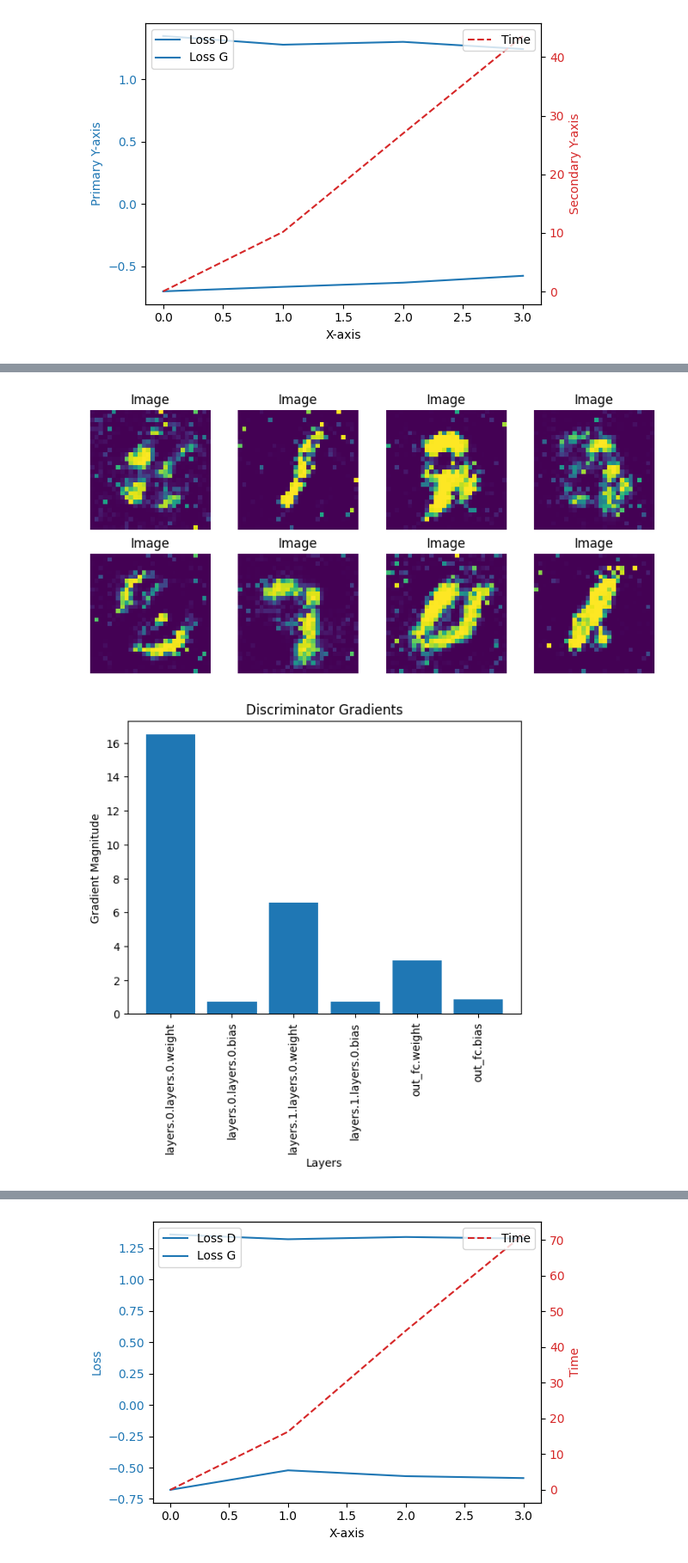
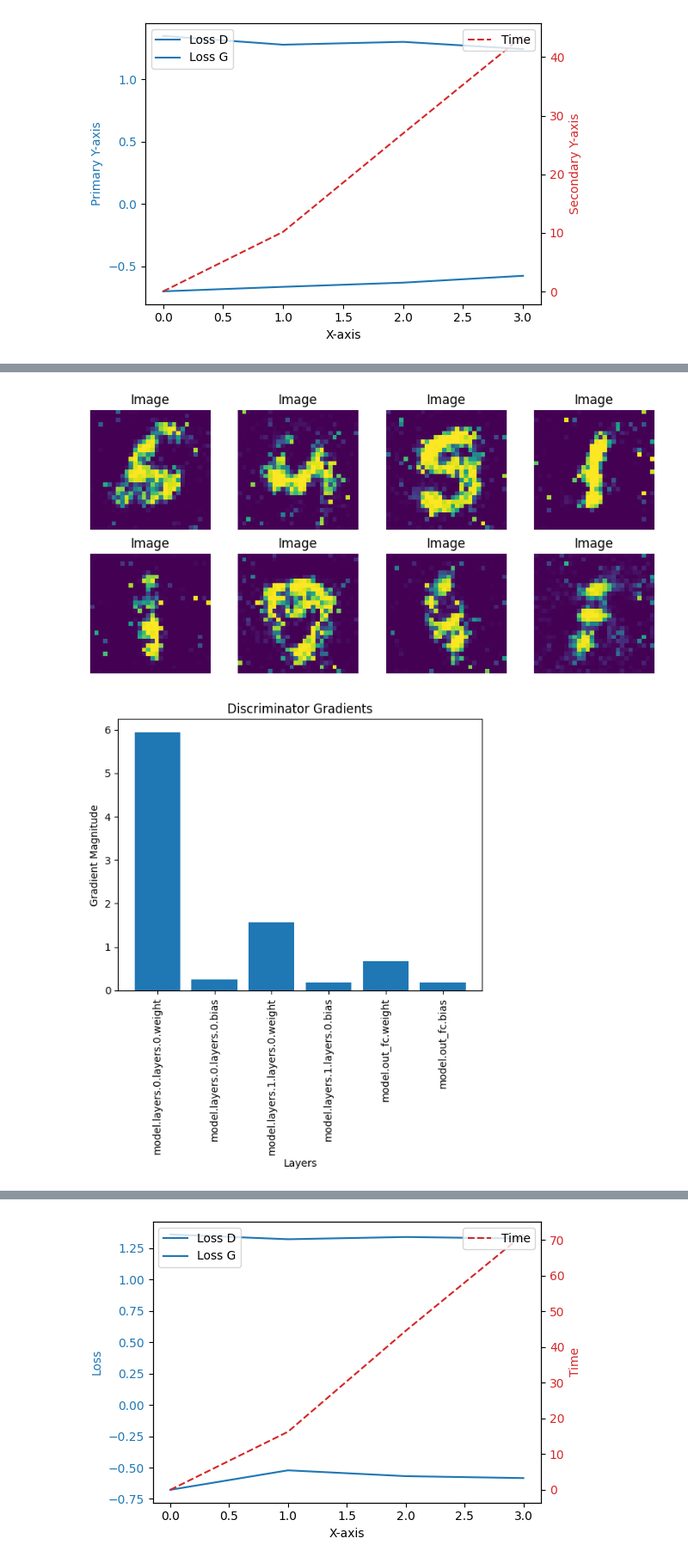
Before and after one commit to crimson206/example_archive, a Jupyter notebook: deeplearning/gans/basic_gans_experiment.ipynb, the cells around one changed output, grey strips where cells are left out. Shown at 86% size. Drawn from its saved outputs; the diff is of its cells as text; code cells hidden in the pictures.

Commit message:
updated some config information

```diff
--- a/deeplearning/gans/basic_gans_experiment.ipynb
+++ b/deeplearning/gans/basic_gans_experiment.ipynb
@@ -14,3 +15,9 @@
 %%capture
 !pip install git+https://github.com/crimson206/DataLoader@0.1.0
 !pip install git+https://github.com/crimson206/DeepLearningDevelopment@0.1.8
+# %%
+import os
+import pickle
+
+# Define the path where the experiments are located
+experiments_path = "basic_gans_experiment/"
@@ -16,0 +73,14 @@
+# %%
+# Get all the experiment directories
+experiment_dirs = [f for f in os.listdir(experiments_path) if f.startswith('long_training')]
+
+# Initialize a dictionary to hold the contents of the config_dict.pkl files
+config_dicts = {}
+
+# Loop through each experiment directory and load the config_dict.pkl file
+for experiment_dir in experiment_dirs:
+    config_path = os.path.join(experiments_path, experiment_dir, 'config_dict.pkl')
+    if os.path.exists(config_path):
+        with open(config_path, 'rb') as f:
+            print(experiment_dir)
+            print(pickle.load(f))
@@ -420,11 +505,12 @@ save_dir = f"basic_gans_experiment/{exp_name}"
 
 config_dict = {
     "n_latent":128,
-    "generator_hidden_channels": [128, 256, 512],
-    "discriminator_hidden_channels": [28*28, 256],
+    "generator_hidden_channels": [128, 256, 512, 1024],
+    "discriminator_hidden_channels": [28*28, 512, 256],
     "generator_tanh":True,
-    "discriminator_sigmoid":True,
+    "discriminator_sigmoid":False,
     "negative_slope":0.2,
+    "crossentropy":True
 }
 
 n_latent = config_dict["n_latent"]
@@ -479,7 +565,7 @@ with open(f'{save_dir}/config_dict.pkl', 'wb') as pickle_file:
 [figure]
 [figure]
 # %%
-exp_name = "experiment2"
+exp_name = "experiment2_3"
 save_dir = f"basic_gans_experiment/{exp_name}"
 
 config_dict = {
@@ -489,6 +575,7 @@ config_dict = {
     "generator_tanh":True,
     "discriminator_sigmoid":False,
     "negative_slope":0.2,
+    "crossentropy_and_soft_max":True
 }
 
 n_latent = config_dict["n_latent"]
@@ -506,6 +593,16 @@ checking_interval = 1000
 generator = Generator(hidden_channels=generator_hidden_channels, negative_slope=negative_slope, tanh=generator_tanh).to(device)
 discriminator = Discriminator(hidden_channels=discriminator_hidden_channels, negative_slope=negative_slope, sigmoid=discriminator_sigmoid, out_size=2).to(device)
 
+class SoftmaxEncapsul(nn.Module):
+    def __init__(self, model):
+        super(SoftmaxEncapsul, self).__init__()
+
+        self.model = model
+
+    def forward(self, input_tensor):
+        return nn.functional.softmax(self.model(input_tensor), dim=1)
+
+discriminator = SoftmaxEncapsul(discriminator)
 
 n_batch = 32
 
@@ -553,2 +650,2 @@ with open(f'{save_dir}/config_dict.pkl', 'wb') as pickle_file:
-[figure, old version]
+[figure, new version]
-[figure, old version]
+[figure, new version]
```
Also changed, not shown: parts of 7 cells of this notebook, 16 other files.
